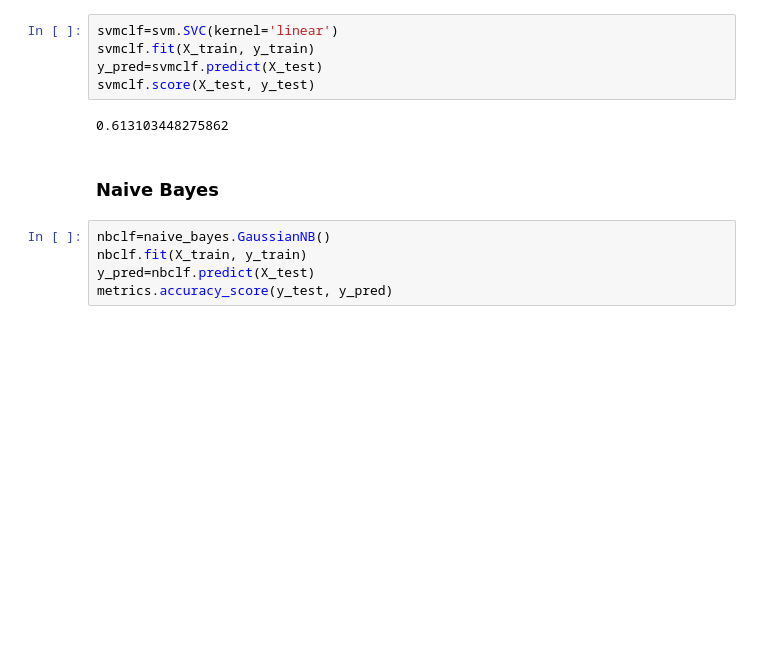
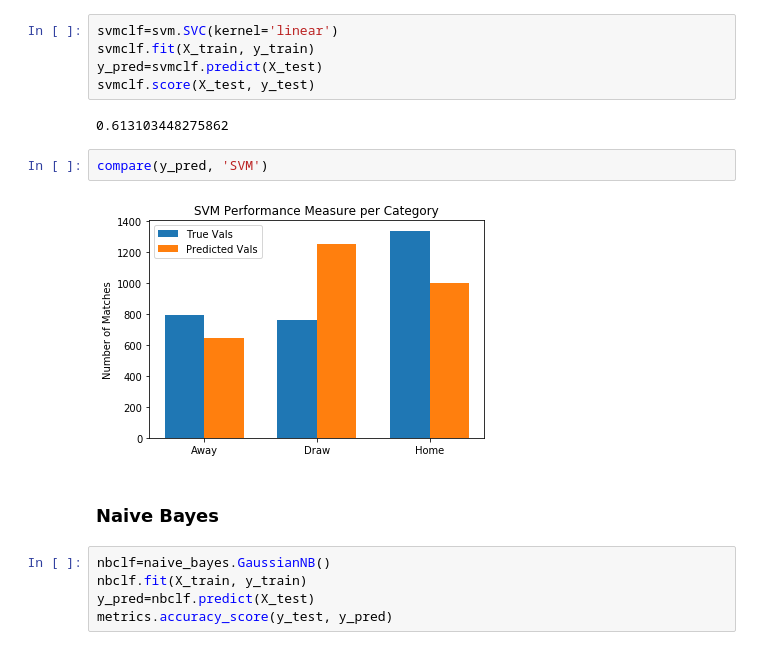
Before and after one commit to adelbit/Football-League-Predictor, a Jupyter notebook: SVM and Ensemble Algos/svm_ensemble.ipynb, the cells around one changed output. Cells and saved outputs as stored; diff of their text form; blank space fills up the shorter version.

Commit message:
Add graphs for each model

```diff
--- a/SVM and Ensemble Algos/svm_ensemble.ipynb
+++ b/SVM and Ensemble Algos/svm_ensemble.ipynb
@@ -92,6 +92,10 @@ y_pred=svmclf.predict(X_test)
 svmclf.score(X_test, y_test)
 # %% [output]
 0.613103448275862
+# %%
+compare(y_pred, 'SVM')
+# %% [output]
+[figure, added]
 # %% [markdown]
 ### Naive Bayes
 # %%
```
Also changed, not shown: parts of 9 cells of this notebook, 1 other file.
